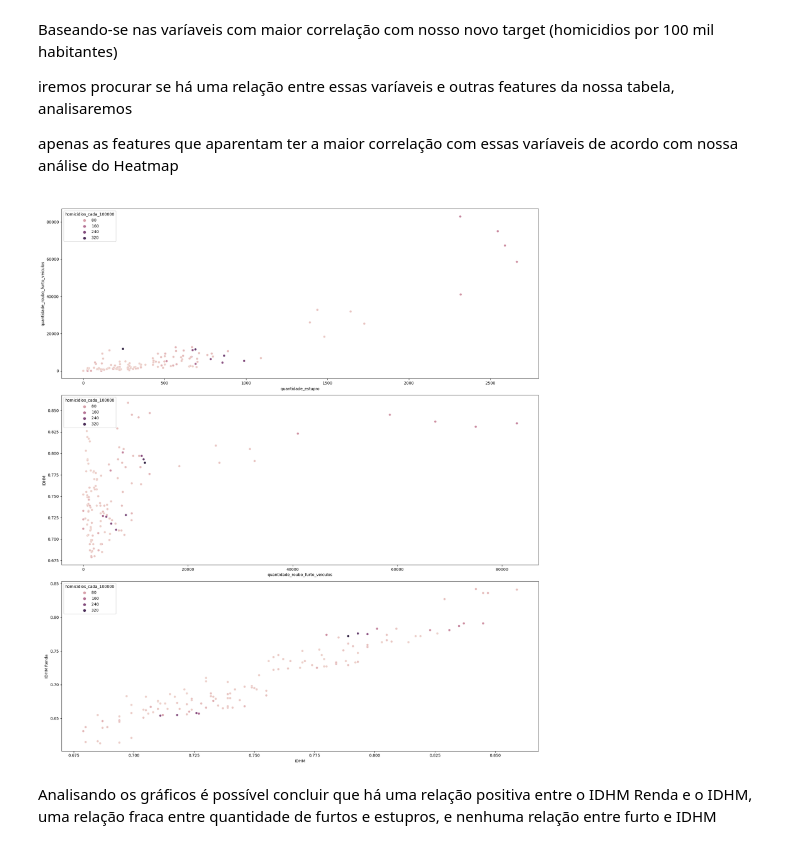
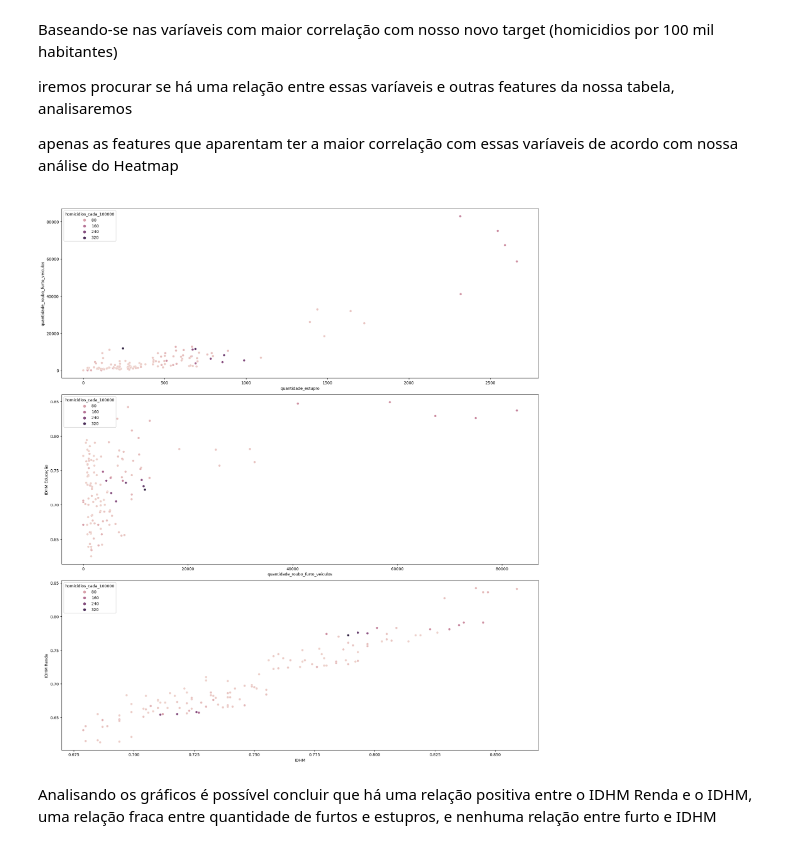
Before and after one commit to Iamiran1/Projeto-2---Ci-ncia-de-Dados, a Jupyter notebook: P2.ipynb, the cells around one changed output. Cells and saved outputs as stored; diff of their text form; code cells hidden in the pictures.

```diff
--- a/P2.ipynb
+++ b/P2.ipynb
@@ -377,19 +381,21 @@ ValueError: could not convert string to float: 'AC'
 # %%
 plt.figure(figsize = (18, 20))
 
 plt.subplot(311)
 sns.scatterplot(data=dados_combinados, x='quantidade_estupro', y='quantidade_roubo_furto_veiculos', hue='homicidios_cada_100000')
 
 plt.subplot(312)
-sns.scatterplot(data=dados_combinados, x='quantidade_roubo_furto_veiculos', y='IDHM', hue='homicidios_cada_100000')
+sns.scatterplot(data=dados_combinados, x='quantidade_roubo_furto_veiculos', y='IDHM Educação', hue='homicidios_cada_100000')
 
 plt.subplot(313)
 sns.scatterplot(data=dados_combinados, x='IDHM', y='IDHM Renda', hue='homicidios_cada_100000')
 
+
+
 plt.tight_layout()
 plt.show()
 # %% [output]
-[figure, old version]
+[figure, new version]
 # %% [markdown]
 Analisando os gráficos é possível concluir que há uma relação positiva entre o IDHM Renda e o IDHM, uma relação fraca entre quantidade de furtos e estupros, e nenhuma relação entre furto e IDHM
 # %%
```
Also changed, not shown: parts of 30 cells of this notebook.
